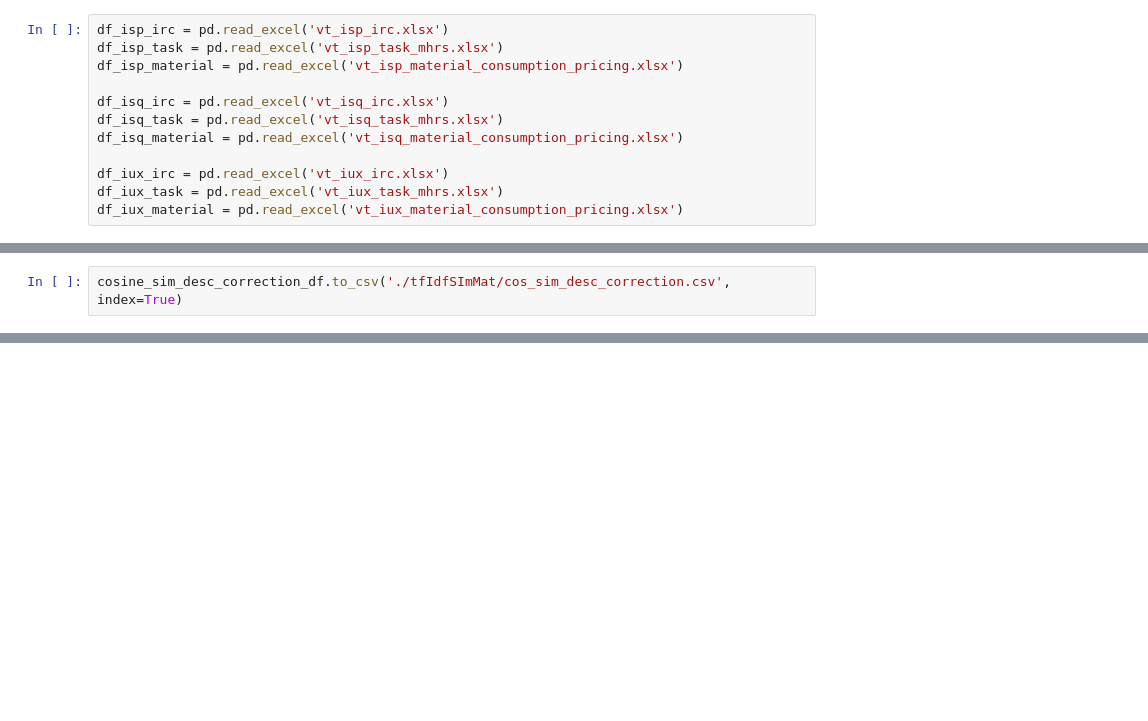
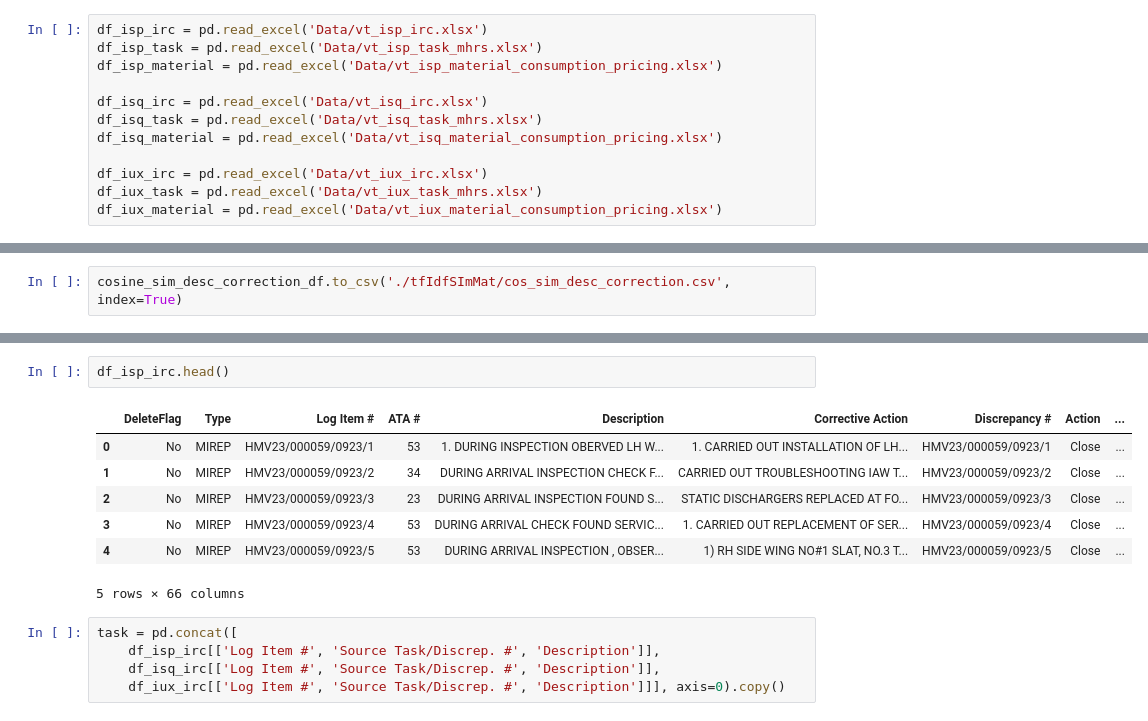
Before and after one commit to ranjithnrjk/gmr, a Jupyter notebook: flight_maintenance.ipynb, the cells around one changed output, grey strips where cells are left out. Drawn from its saved outputs; the diff is of its cells as text; blank space fills up the shorter version.

```diff
--- a/flight_maintenance.ipynb
+++ b/flight_maintenance.ipynb
@@ -17,15 +18,15 @@ from utils import cosine_sim ## This only for testing
 # %%
-df_isp_irc = pd.read_excel('vt_isp_irc.xlsx')
-df_isp_task = pd.read_excel('vt_isp_task_mhrs.xlsx')
-df_isp_material = pd.read_excel('vt_isp_material_consumption_pricing.xlsx')
+df_isp_irc = pd.read_excel('Data/vt_isp_irc.xlsx')
+df_isp_task = pd.read_excel('Data/vt_isp_task_mhrs.xlsx')
+df_isp_material = pd.read_excel('Data/vt_isp_material_consumption_pricing.xlsx')
 
-df_isq_irc = pd.read_excel('vt_isq_irc.xlsx')
-df_isq_task = pd.read_excel('vt_isq_task_mhrs.xlsx')
-df_isq_material = pd.read_excel('vt_isq_material_consumption_pricing.xlsx')
+df_isq_irc = pd.read_excel('Data/vt_isq_irc.xlsx')
+df_isq_task = pd.read_excel('Data/vt_isq_task_mhrs.xlsx')
+df_isq_material = pd.read_excel('Data/vt_isq_material_consumption_pricing.xlsx')
 
-df_iux_irc = pd.read_excel('vt_iux_irc.xlsx')
-df_iux_task = pd.read_excel('vt_iux_task_mhrs.xlsx')
-df_iux_material = pd.read_excel('vt_iux_material_consumption_pricing.xlsx')
+df_iux_irc = pd.read_excel('Data/vt_iux_irc.xlsx')
+df_iux_task = pd.read_excel('Data/vt_iux_task_mhrs.xlsx')
+df_iux_material = pd.read_excel('Data/vt_iux_material_consumption_pricing.xlsx')
 # %%
 df_isp_irc.head(2)
 # %% [output]
@@ -448,0 +511,15 @@ cosine_sim_desc_correction_df.to_csv('./tfIdfSImMat/cos_sim_desc_correction.csv'
+# %%
+df_isp_irc.head()
+# %% [output]
+|  | DeleteFlag | Type | Log Item # | ATA # | Description | Corrective Action | Discrepancy # | Action | ... |
+| 0 | No | MIREP | HMV23/000059/0923/1 | 53 | 1. DURING INSPECTION OBERVED LH W... | 1. CARRIED OUT INSTALLATION OF LH... | HMV23/000059/0923/1 | Close | ... |
+| 1 | No | MIREP | HMV23/000059/0923/2 | 34 | DURING ARRIVAL INSPECTION CHECK F... | CARRIED OUT TROUBLESHOOTING IAW T... | HMV23/000059/0923/2 | Close | ... |
+| 2 | No | MIREP | HMV23/000059/0923/3 | 23 | DURING ARRIVAL INSPECTION FOUND S... | STATIC DISCHARGERS REPLACED AT FO... | HMV23/000059/0923/3 | Close | ... |
+| 3 | No | MIREP | HMV23/000059/0923/4 | 53 | DURING ARRIVAL CHECK FOUND SERVIC... | 1. CARRIED OUT REPLACEMENT OF SER... | HMV23/000059/0923/4 | Close | ... |
+| 4 | No | MIREP | HMV23/000059/0923/5 | 53 | DURING ARRIVAL INSPECTION , OBSER... | 1) RH SIDE WING NO#1 SLAT, NO.3 T... | HMV23/000059/0923/5 | Close | ... |
+5 rows × 66 columns
+# %%
+task = pd.concat([
+    df_isp_irc[['Log Item #', 'Source Task/Discrep. #', 'Description']],
+    df_isq_irc[['Log Item #', 'Source Task/Discrep. #', 'Description']],
+    df_iux_irc[['Log Item #', 'Source Task/Discrep. #', 'Description']]], axis=0).copy()
```
Also changed, not shown: parts of 35 cells of this notebook, 3 other files.
